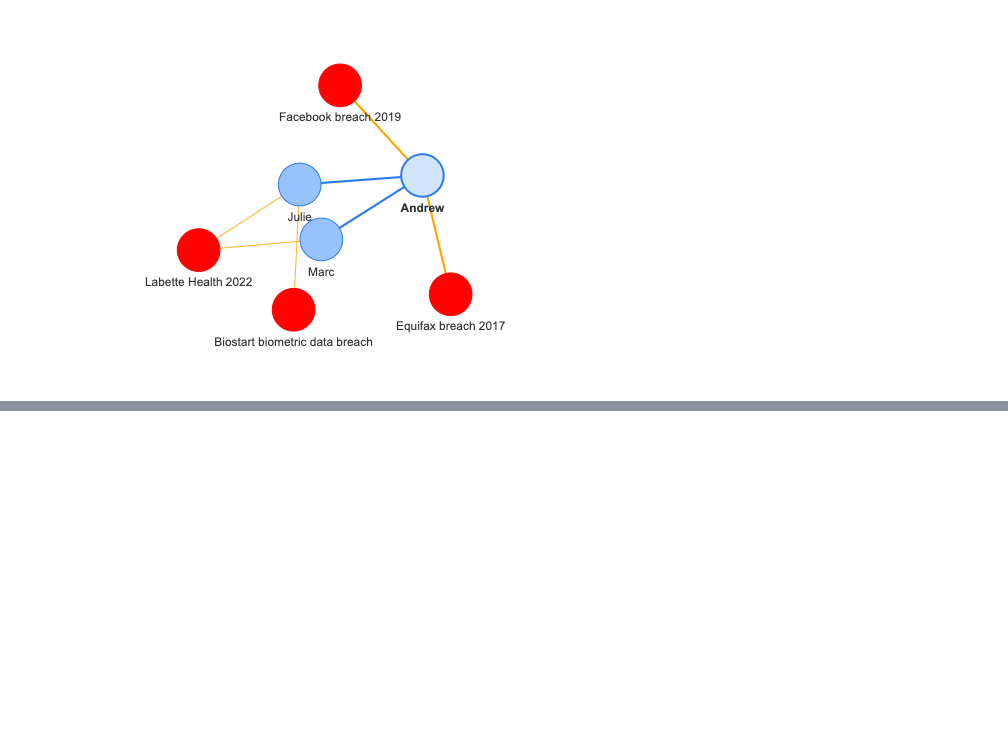
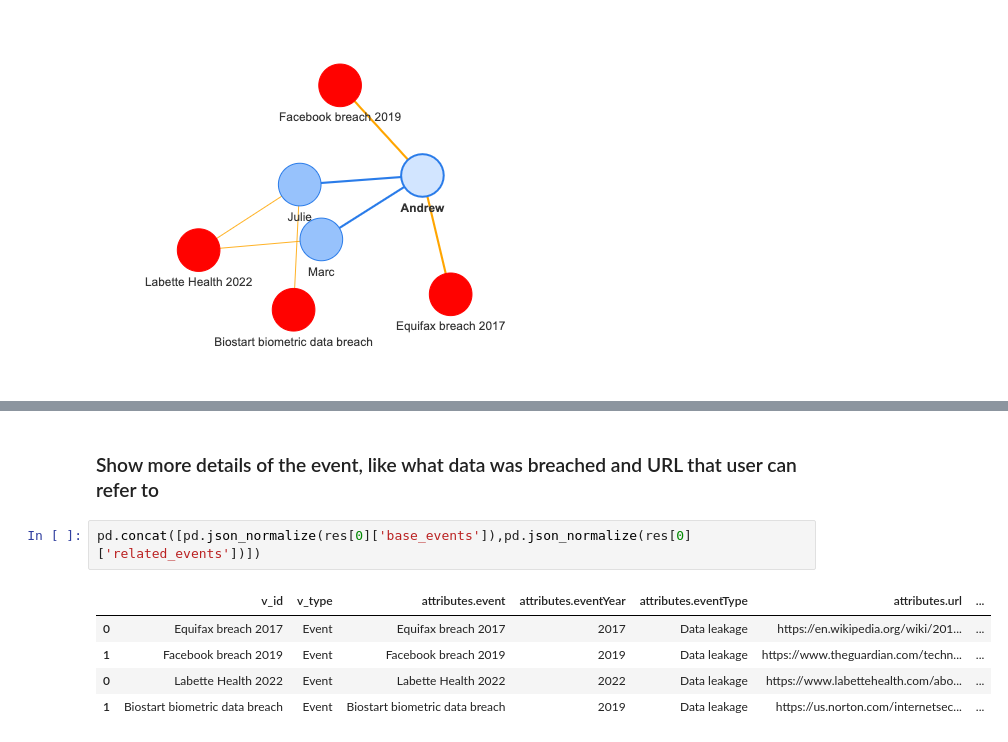
Before and after one commit to upasanasingh22/tigergraph-privacy, a Jupyter notebook: DataPrivacy2022.ipynb, the cells around one changed output, grey strips where cells are left out. Saved outputs shown, nothing was run; the diff lists cells and outputs as text; blank space fills up the shorter version.

```diff
--- a/DataPrivacy2022.ipynb
+++ b/DataPrivacy2022.ipynb
@@ -615,3 +609,13 @@ Security events related to related persons - ['Labette Health 2022', 'Biostart b
 ['Medical treatment', 'Health Insurance information', 'Social Security number']
 ['Password', 'Username', 'Fingerprint', 'Facial recognition model', 'Photo']
 [interactive output not drawn]
+# %% [markdown]
+### Show more details of the event, like what data was breached and URL that user can refer to
+# %%
+pd.concat([pd.json_normalize(res[0]['base_events']),pd.json_normalize(res[0]['related_events'])])
+# %% [output]
+|  | v_id | v_type | attributes.event | attributes.eventYear | attributes.eventType | attributes.url | ... |
+| 0 | Equifax breach 2017 | Event | Equifax breach 2017 | 2017 | Data leakage | https://en.wikipedia.org/wiki/201... | ... |
+| 1 | Facebook breach 2019 | Event | Facebook breach 2019 | 2019 | Data leakage | https://www.theguardian.com/techn... | ... |
+| 0 | Labette Health 2022 | Event | Labette Health 2022 | 2022 | Data leakage | https://www.labettehealth.com/abo... | ... |
+| 1 | Biostart biometric data breach | Event | Biostart biometric data breach | 2019 | Data leakage | https://us.norton.com/internetsec... | ... |
```
Also changed, not shown: parts of 7 cells of this notebook.
